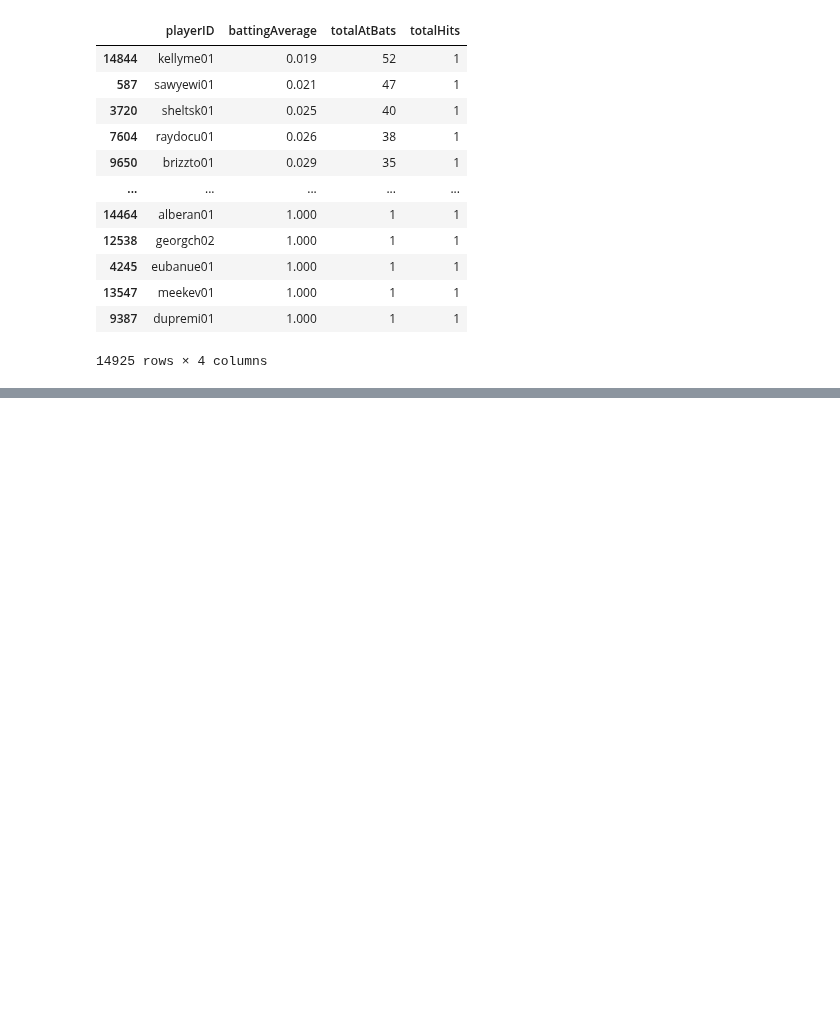
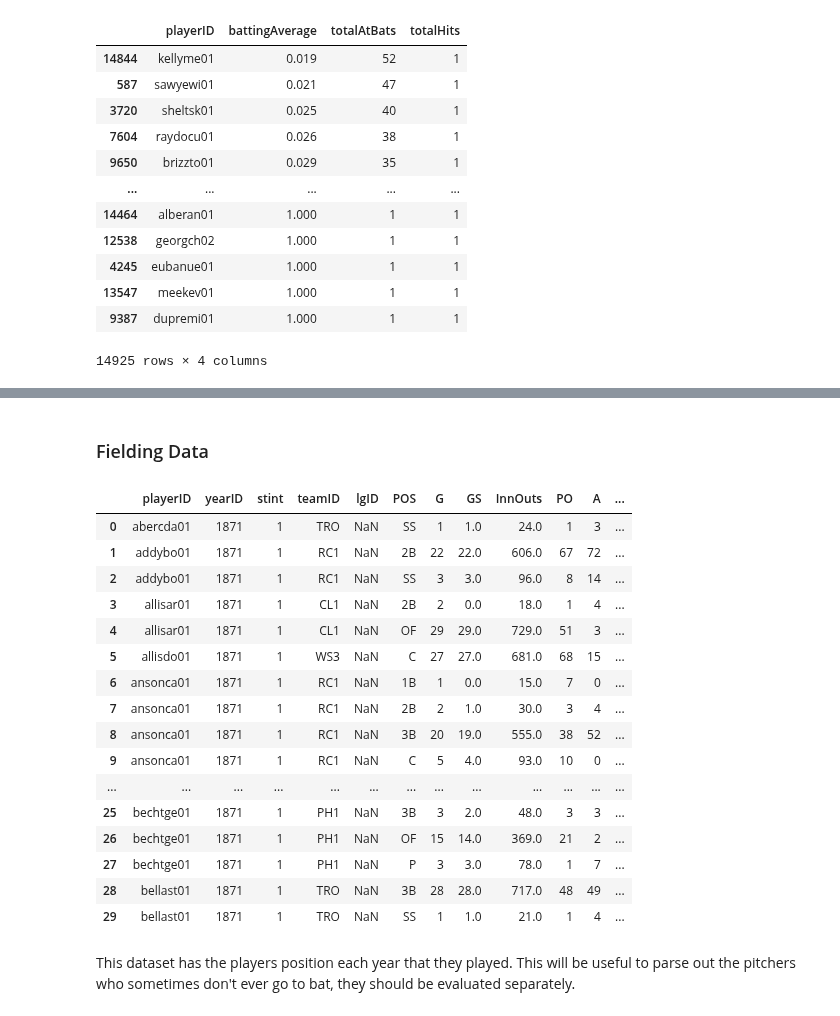
Before and after one commit to aradaha/Baseball-Stats-Project, a Jupyter notebook: Capstone.ipynb, the cells around one changed output, grey strips where cells are left out. Drawn from its saved outputs; the diff is of its cells as text; code cells hidden in the pictures; blank space fills up the shorter version.

```diff
--- a/Capstone.ipynb
+++ b/Capstone.ipynb
@@ -304,0 +342,26 @@ B.head()
+# %% [markdown]
+### Fielding Data
+# %%
+F = files['Fielding'].copy()
+# %%
+display_all(F.head(30))
+# %% [output]
+|  | playerID | yearID | stint | teamID | lgID | POS | G | GS | InnOuts | PO | A | ... |
+| 0 | abercda01 | 1871 | 1 | TRO | NaN | SS | 1 | 1.0 | 24.0 | 1 | 3 | ... |
+| 1 | addybo01 | 1871 | 1 | RC1 | NaN | 2B | 22 | 22.0 | 606.0 | 67 | 72 | ... |
+| 2 | addybo01 | 1871 | 1 | RC1 | NaN | SS | 3 | 3.0 | 96.0 | 8 | 14 | ... |
+| 3 | allisar01 | 1871 | 1 | CL1 | NaN | 2B | 2 | 0.0 | 18.0 | 1 | 4 | ... |
+| 4 | allisar01 | 1871 | 1 | CL1 | NaN | OF | 29 | 29.0 | 729.0 | 51 | 3 | ... |
+| 5 | allisdo01 | 1871 | 1 | WS3 | NaN | C | 27 | 27.0 | 681.0 | 68 | 15 | ... |
+| 6 | ansonca01 | 1871 | 1 | RC1 | NaN | 1B | 1 | 0.0 | 15.0 | 7 | 0 | ... |
+| 7 | ansonca01 | 1871 | 1 | RC1 | NaN | 2B | 2 | 1.0 | 30.0 | 3 | 4 | ... |
+| 8 | ansonca01 | 1871 | 1 | RC1 | NaN | 3B | 20 | 19.0 | 555.0 | 38 | 52 | ... |
+| 9 | ansonca01 | 1871 | 1 | RC1 | NaN | C | 5 | 4.0 | 93.0 | 10 | 0 | ... |
+| ... | ... | ... | ... | ... | ... | ... | ... | ... | ... | ... | ... | ... |
+| 25 | bechtge01 | 1871 | 1 | PH1 | NaN | 3B | 3 | 2.0 | 48.0 | 3 | 3 | ... |
+| 26 | bechtge01 | 1871 | 1 | PH1 | NaN | OF | 15 | 14.0 | 369.0 | 21 | 2 | ... |
+| 27 | bechtge01 | 1871 | 1 | PH1 | NaN | P | 3 | 3.0 | 78.0 | 1 | 7 | ... |
+| 28 | bellast01 | 1871 | 1 | TRO | NaN | 3B | 28 | 28.0 | 717.0 | 48 | 49 | ... |
+| 29 | bellast01 | 1871 | 1 | TRO | NaN | SS | 1 | 1.0 | 21.0 | 1 | 4 | ... |
+# %% [markdown]
+This dataset has the players position each year that they played. This will be useful to parse out the pitchers who sometimes don't ever go to bat, they should be evaluated separately.
```
Also changed, not shown: parts of 16 cells of this notebook.
